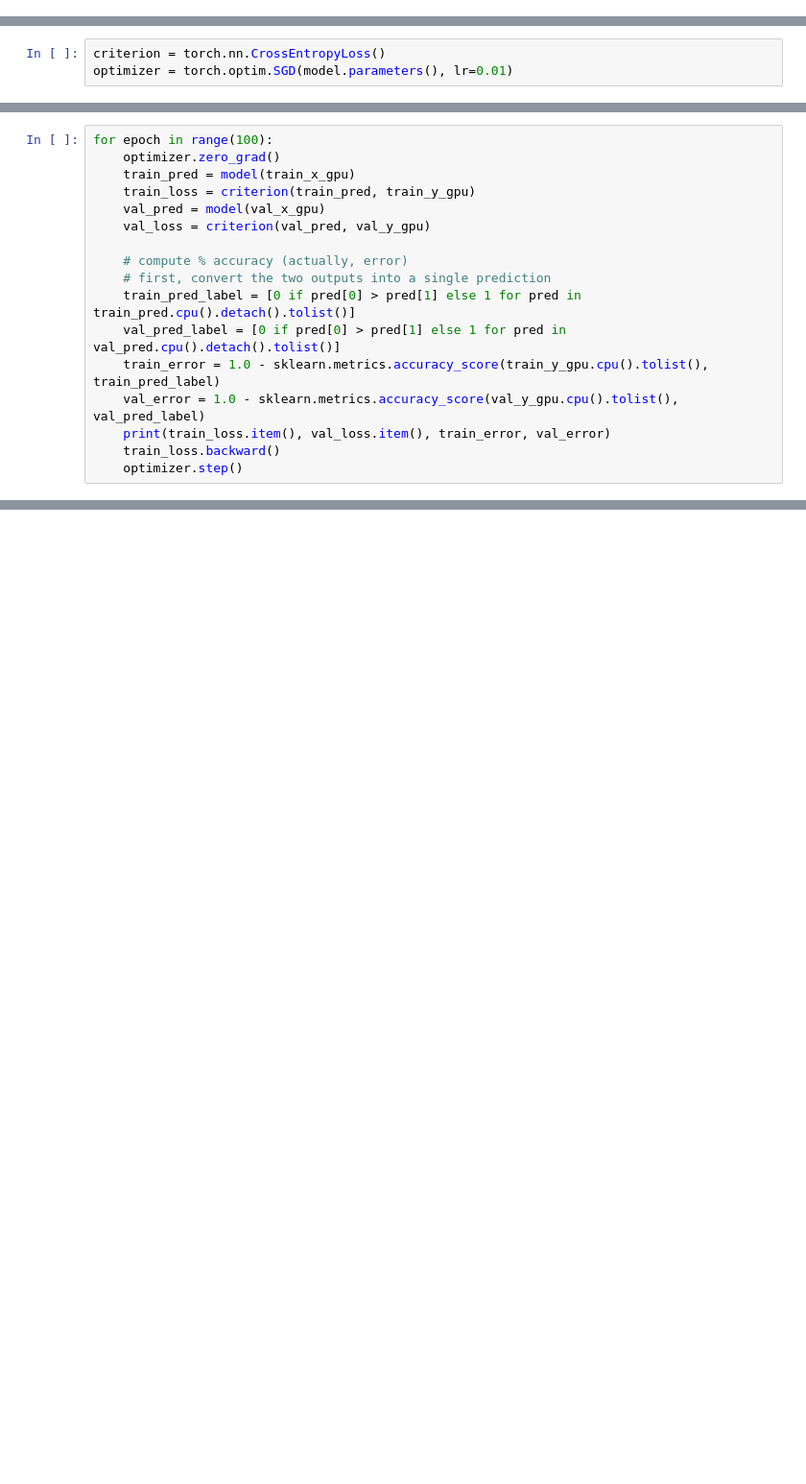
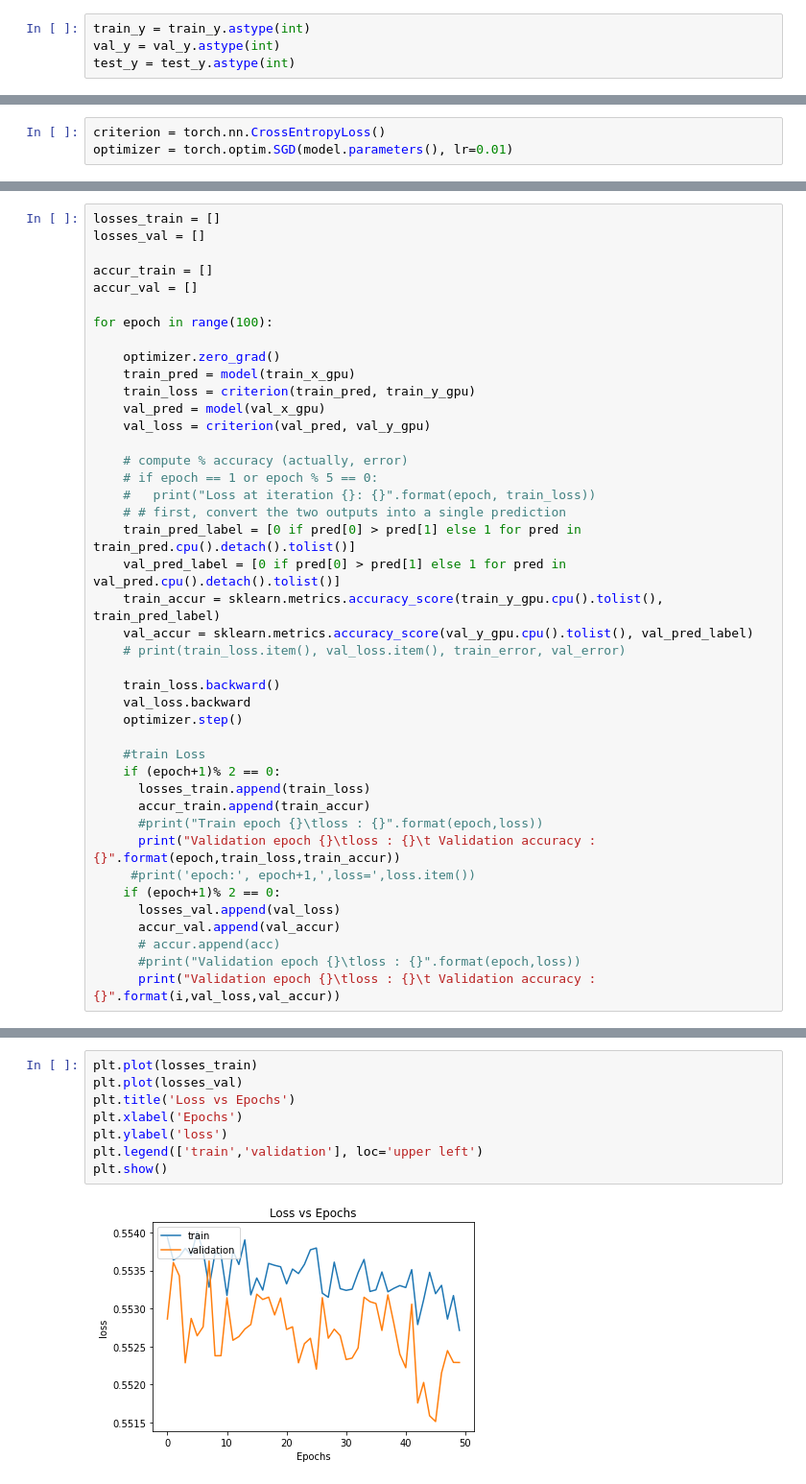
Before and after one commit to antoh/DataScience, a Jupyter notebook: LogisticRegression.ipynb, the cells around one changed output, grey strips where cells are left out. Shown at 96% size. Cells and saved outputs as stored; diff of their text form; blank space fills up the shorter version.

```diff
--- a/LogisticRegression.ipynb
+++ b/LogisticRegression.ipynb
@@ -127,3 +130,7 @@ train_y
 17957    False
 27290    False
 Length: 19536, dtype: bool
+# %%
+train_y = train_y.astype(int)
+val_y = val_y.astype(int)
+test_y = test_y.astype(int)
@@ -164,5 +174,12 @@ tensor([[0., 0., 0., 0., 1., 0.],
 # %%
+losses_train = []
+losses_val = []
+
+accur_train = []
+accur_val = []
+
 for epoch in range(100):
+
     optimizer.zero_grad()
     train_pred = model(train_x_gpu)
     train_loss = criterion(train_pred, train_y_gpu)
@@ -170,12 +187,30 @@ for epoch in range(100):
     val_loss = criterion(val_pred, val_y_gpu)
 
     # compute % accuracy (actually, error)
-    # first, convert the two outputs into a single prediction
+    # if epoch == 1 or epoch % 5 == 0:
+    #   print("Loss at iteration {}: {}".format(epoch, train_loss))
+    # # first, convert the two outputs into a single prediction
     train_pred_label = [0 if pred[0] > pred[1] else 1 for pred in train_pred.cpu().detach().tolist()]
     val_pred_label = [0 if pred[0] > pred[1] else 1 for pred in val_pred.cpu().detach().tolist()]
-    train_error = 1.0 - sklearn.metrics.accuracy_score(train_y_gpu.cpu().tolist(), train_pred_label)
-    val_error = 1.0 - sklearn.metrics.accuracy_score(val_y_gpu.cpu().tolist(), val_pred_label)
-    print(train_loss.item(), val_loss.item(), train_error, val_error)
+    train_accur = sklearn.metrics.accuracy_score(train_y_gpu.cpu().tolist(), train_pred_label)
+    val_accur = sklearn.metrics.accuracy_score(val_y_gpu.cpu().tolist(), val_pred_label)
+    # print(train_loss.item(), val_loss.item(), train_error, val_error)
+
     train_loss.backward()
+    val_loss.backward
     optimizer.step()
+
+    #train Loss
+    if (epoch+1)% 2 == 0:
+      losses_train.append(train_loss)
+      accur_train.append(train_accur)
+      #print("Train epoch {}\tloss : {}".format(epoch,loss))
+      print("Validation epoch {}\tloss : {}\t Validation accuracy : {}".format(epoch,train_loss,train_accur))
+     #print('epoch:', epoch+1,',loss=',loss.item())
+    if (epoch+1)% 2 == 0:
+      losses_val.append(val_loss)
+      accur_val.append(val_accur)
+      # accur.append(acc)
+      #print("Validation epoch {}\tloss : {}".format(epoch,loss))
+      print("Validation epoch {}\tloss : {}\t Validation accuracy : {}".format(i,val_loss,val_accur))
 # %% [output]
@@ -198,0 +218,10 @@ for epoch in range(100):
+# %%
+plt.plot(losses_train)
+plt.plot(losses_val)
+plt.title('Loss vs Epochs')
+plt.xlabel('Epochs')
+plt.ylabel('loss')
+plt.legend(['train','validation'], loc='upper left')
+plt.show()
+# %% [output]
+[figure, added]
```
Also changed, not shown: parts of 17 cells of this notebook.
